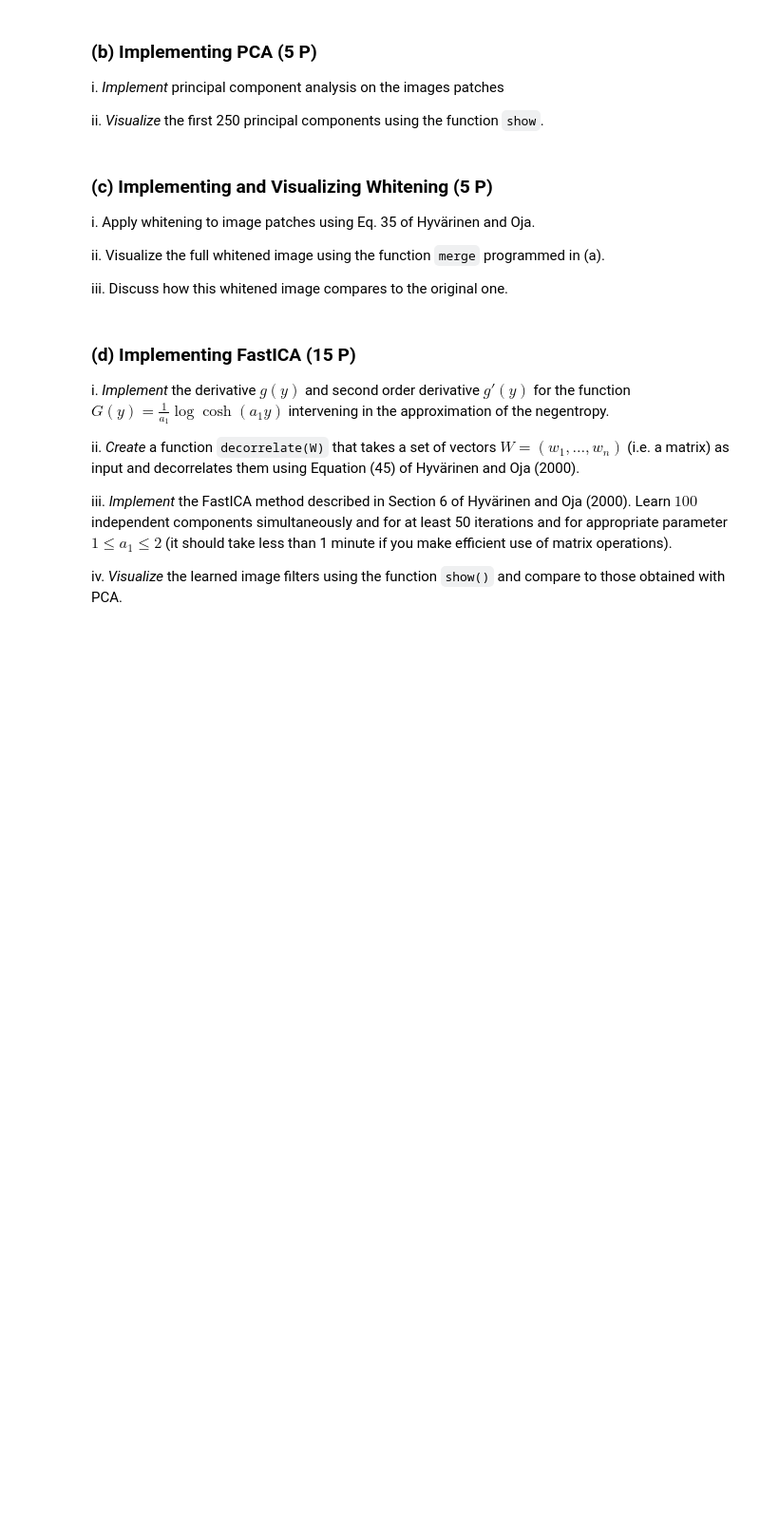
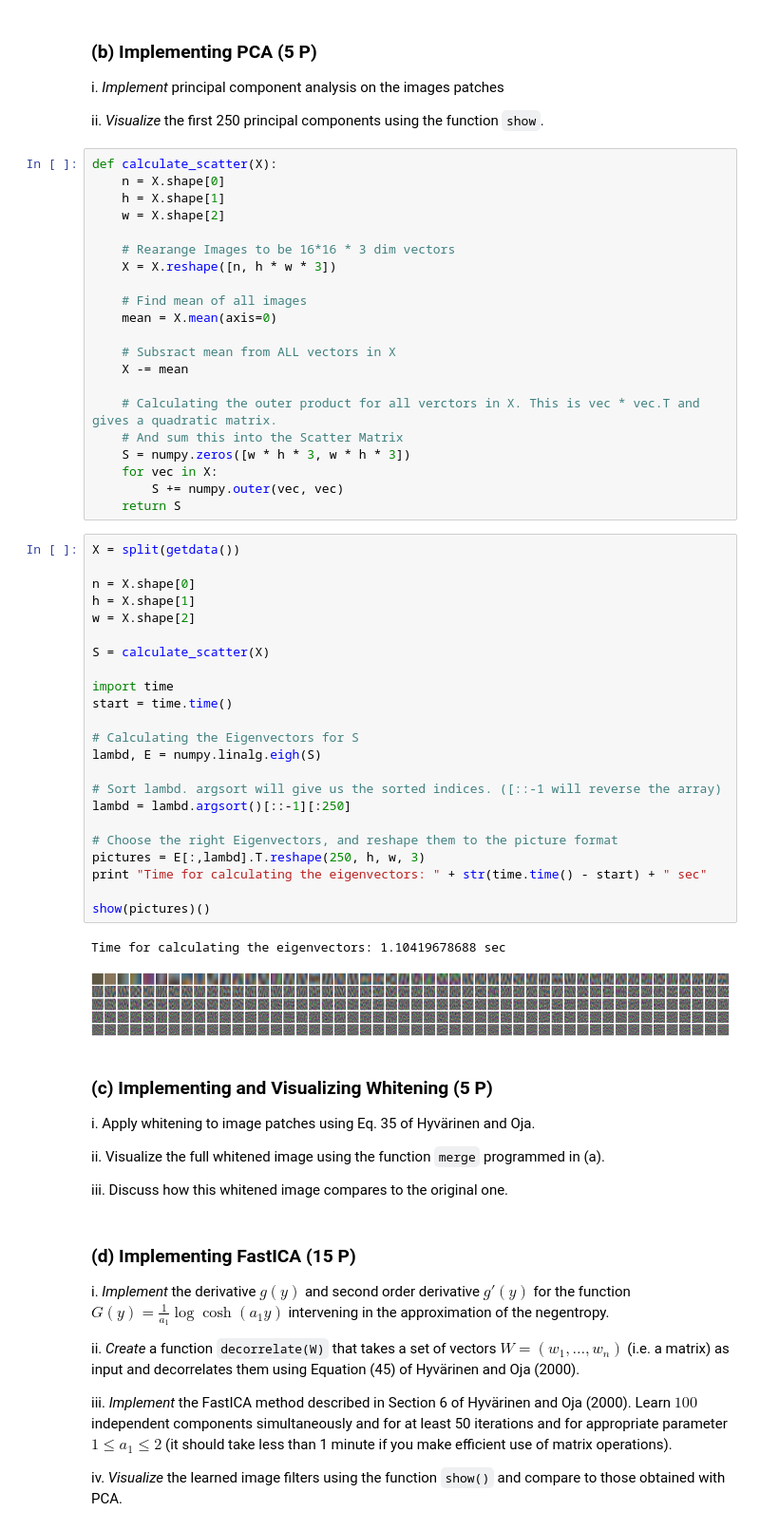
Before and after one commit to JensMeiners/ML1, a Jupyter notebook: Ex06/sheet06.ipynb, the cells around one changed output. Shown at 95% size. Drawn from its saved outputs; the diff is of its cells as text; blank space fills up the shorter version.

```diff
--- a/Ex06/sheet06.ipynb
+++ b/Ex06/sheet06.ipynb
@@ -123,6 +111,53 @@ visu(250,X)()
 i. <em>Implement</em> principal component analysis on the images patches
 
 ii. <em>Visualize</em> the first 250 principal components using the function <code>show</code>.
+# %%
+def calculate_scatter(X):
+    n = X.shape[0]
+    h = X.shape[1]
+    w = X.shape[2]
+
+    # Rearange Images to be 16*16 * 3 dim vectors
+    X = X.reshape([n, h * w * 3])
+
+    # Find mean of all images
+    mean = X.mean(axis=0)
+
+    # Subsract mean from ALL vectors in X
+    X -= mean
+
+    # Calculating the outer product for all verctors in X. This is vec * vec.T and gives a quadratic matrix.
+    # And sum this into the Scatter Matrix
+    S = numpy.zeros([w * h * 3, w * h * 3])
+    for vec in X:
+        S += numpy.outer(vec, vec)
+    return S
+# %%
+X = split(getdata())
+
+n = X.shape[0]
+h = X.shape[1]
+w = X.shape[2]
+
+S = calculate_scatter(X)
+
+import time
+start = time.time()
+
+# Calculating the Eigenvectors for S
+lambd, E = numpy.linalg.eigh(S)
+
+# Sort lambd. argsort will give us the sorted indices. ([::-1 will reverse the array)
+lambd = lambd.argsort()[::-1][:250]
+
+# Choose the right Eigenvectors, and reshape them to the picture format
+pictures = E[:,lambd].T.reshape(250, h, w, 3)
+print "Time for calculating the eigenvectors: " + str(time.time() - start) + " sec"
+
+show(pictures)()
+# %% [output]
+Time for calculating the eigenvectors: 1.10419678688 sec
+[figure, added]
 # %% [markdown]
 <h3>(c) Implementing and Visualizing Whitening (5 P)</h3>
 
```
Also changed, not shown: parts of 4 cells of this notebook.
